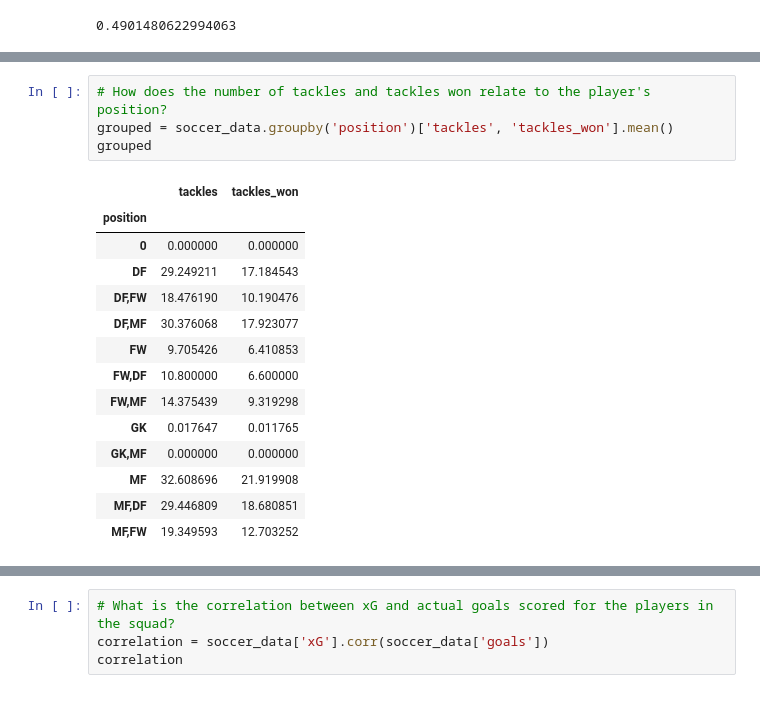
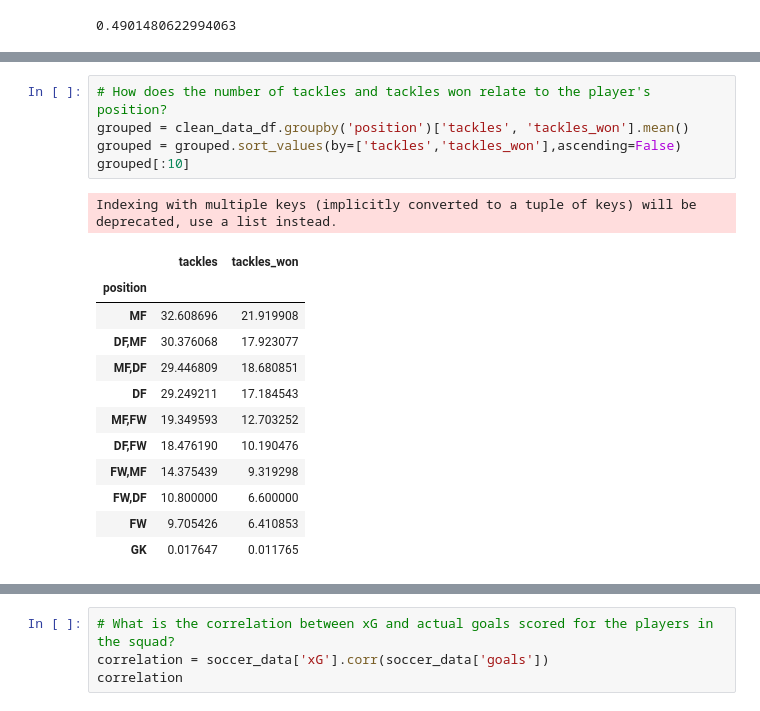
Before and after one commit to RockyOwens/Project1, a Jupyter notebook: SoccerPlayerAnalysis.ipynb, the cells around one changed output, grey strips where cells are left out. Cells and saved outputs as stored; diff of their text form.

```diff
--- a/SoccerPlayerAnalysis.ipynb
+++ b/SoccerPlayerAnalysis.ipynb
@@ -360,19 +346,19 @@ plt.show()
 # %%
 # How does the number of tackles and tackles won relate to the player's position?
-grouped = soccer_data.groupby('position')['tackles', 'tackles_won'].mean()
-grouped
+grouped = clean_data_df.groupby('position')['tackles', 'tackles_won'].mean()
+grouped = grouped.sort_values(by=['tackles','tackles_won'],ascending=False)
+grouped[:10]
 # %% [output]
+Indexing with multiple keys (implicitly converted to a tuple of keys) will be deprecated, use a list instead.
 |  | tackles | tackles_won |
 | position |  |  |
-| 0 | 0.000000 | 0.000000 |
+| MF | 32.608696 | 21.919908 |
+| DF,MF | 30.376068 | 17.923077 |
+| MF,DF | 29.446809 | 18.680851 |
 | DF | 29.249211 | 17.184543 |
+| MF,FW | 19.349593 | 12.703252 |
 | DF,FW | 18.476190 | 10.190476 |
-| DF,MF | 30.376068 | 17.923077 |
+| FW,MF | 14.375439 | 9.319298 |
+| FW,DF | 10.800000 | 6.600000 |
 | FW | 9.705426 | 6.410853 |
-| FW,DF | 10.800000 | 6.600000 |
-| FW,MF | 14.375439 | 9.319298 |
 | GK | 0.017647 | 0.011765 |
-| GK,MF | 0.000000 | 0.000000 |
-| MF | 32.608696 | 21.919908 |
-| MF,DF | 29.446809 | 18.680851 |
-| MF,FW | 19.349593 | 12.703252 |
```
Also changed, not shown: parts of 26 cells of this notebook, 4 other files.
